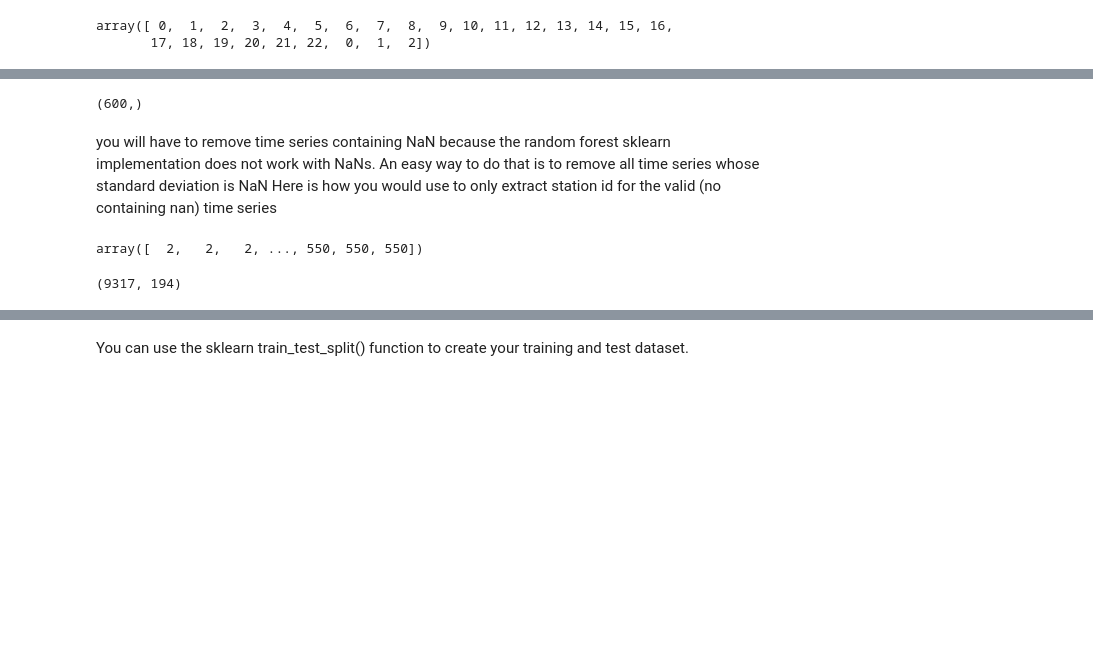
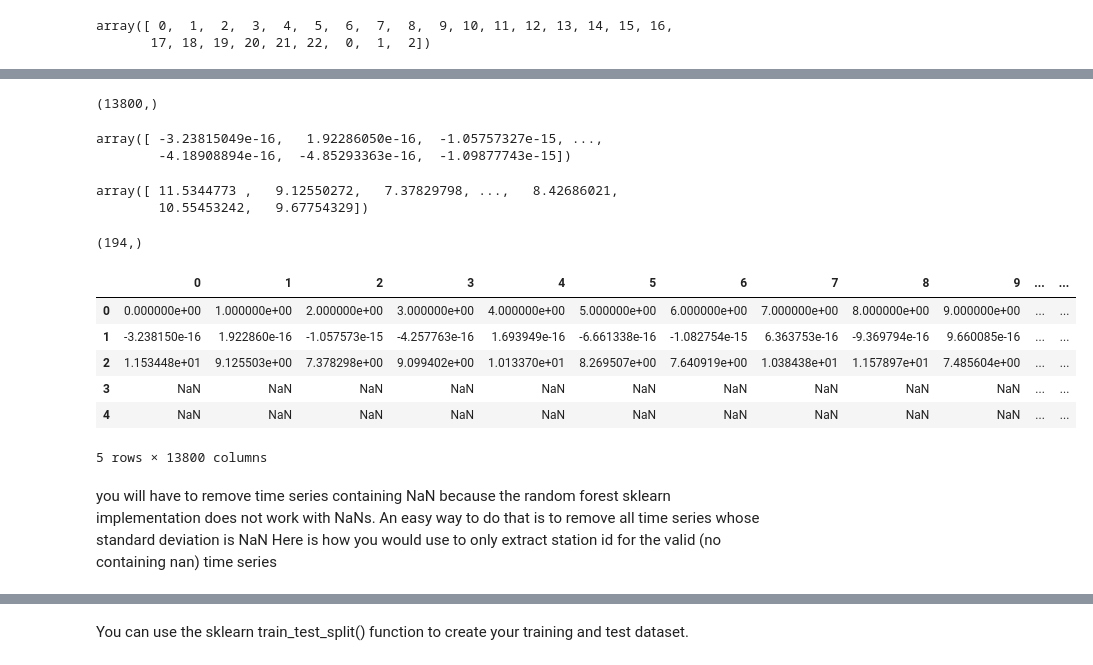
Before and after one commit to twwwy/PUI2018_wyw238, a Jupyter notebook: HW11_wyw238/assignment1.ipynb, the cells around one changed output, grey strips where cells are left out. Drawn from its saved outputs; the diff is of its cells as text; code cells hidden in the pictures; blank space fills up the shorter version.

```diff
--- a/HW11_wyw238/assignment1.ipynb
+++ b/HW11_wyw238/assignment1.ipynb
@@ -420,5 +401,6 @@ stationsmeans.shape
 # %%
-stationsstd = np.nanstd(np.array(nor_mta.groupby(level='station').sum()), axis=1)
+stationsstd_600 = np.nanstd(np.array(nor_mta.groupby(level='station').sum()), axis=1)
+stationsstd = np.tile(stationsstd_600, 23)
 stationsstd.shape
 # %% [output]
-(600,)
+(13800,)
@@ -427,0 +407,36 @@ c2 = stationsstd[~np.isnan(stationsstd)]
+# %%
+stationsmeans
+# %% [output]
+array([ -3.23815049e-16,   1.92286050e-16,  -1.05757327e-15, ...,
+        -4.18908894e-16,  -4.85293363e-16,  -1.09877743e-15])
+# %%
+stationsstd
+# %% [output]
+array([ 11.5344773 ,   9.12550272,   7.37829798, ...,   8.42686021,
+        10.55453242,   9.67754329])
+# %%
+Y = np.array(nor_mta)
+Y[0].T.shape
+# %% [output]
+(194,)
+# %%
+x = range(194)
+coef = []
+interc = []
+for i in range(13800):
+    mod = sm.OLS(Y[i], sm.add_constant(x)).fit()
+    coef.append(mod.params[1])
+    interc.append(mod.params[0])
+# %%
+combined = np.array([label, stationsmeans, stationsstd, coef, interc])
+# %%
+combined = pd.DataFrame(combined)
+combined.head()
+# %% [output]
+|  | 0 | 1 | 2 | 3 | 4 | 5 | 6 | 7 | 8 | 9 | ... | ... |
+| 0 | 0.000000e+00 | 1.000000e+00 | 2.000000e+00 | 3.000000e+00 | 4.000000e+00 | 5.000000e+00 | 6.000000e+00 | 7.000000e+00 | 8.000000e+00 | 9.000000e+00 | ... | ... |
+| 1 | -3.238150e-16 | 1.922860e-16 | -1.057573e-15 | -4.257763e-16 | 1.693949e-16 | -6.661338e-16 | -1.082754e-15 | 6.363753e-16 | -9.369794e-16 | 9.660085e-16 | ... | ... |
+| 2 | 1.153448e+01 | 9.125503e+00 | 7.378298e+00 | 9.099402e+00 | 1.013370e+01 | 8.269507e+00 | 7.640919e+00 | 1.038438e+01 | 1.157897e+01 | 7.485604e+00 | ... | ... |
+| 3 | NaN | NaN | NaN | NaN | NaN | NaN | NaN | NaN | NaN | NaN | ... | ... |
+| 4 | NaN | NaN | NaN | NaN | NaN | NaN | NaN | NaN | NaN | NaN | ... | ... |
+5 rows × 13800 columns
@@ -429,13 +447,3 @@ c2 = stationsstd[~np.isnan(stationsstd)]
 you will have to remove time series containing NaN because the random forest sklearn implementation does not work with NaNs.
 An easy way to do that is to remove all time series whose standard deviation is NaN
 Here is how you would use to only extract station id for the valid (no containing nan) time series
-# %%
-stationid = np.concatenate([np.array([i] * 23) for i in range(600)])
-stationid[mta.reshape(600*23, 194).std(1) > 0]
-# %% [output]
-array([  2,   2,   2, ..., 550, 550, 550])
-# %%
-tots = mta.reshape....
-tots.shape
-# %% [output]
-(9317, 194)
```
Also changed, not shown: parts of 31 cells of this notebook.
